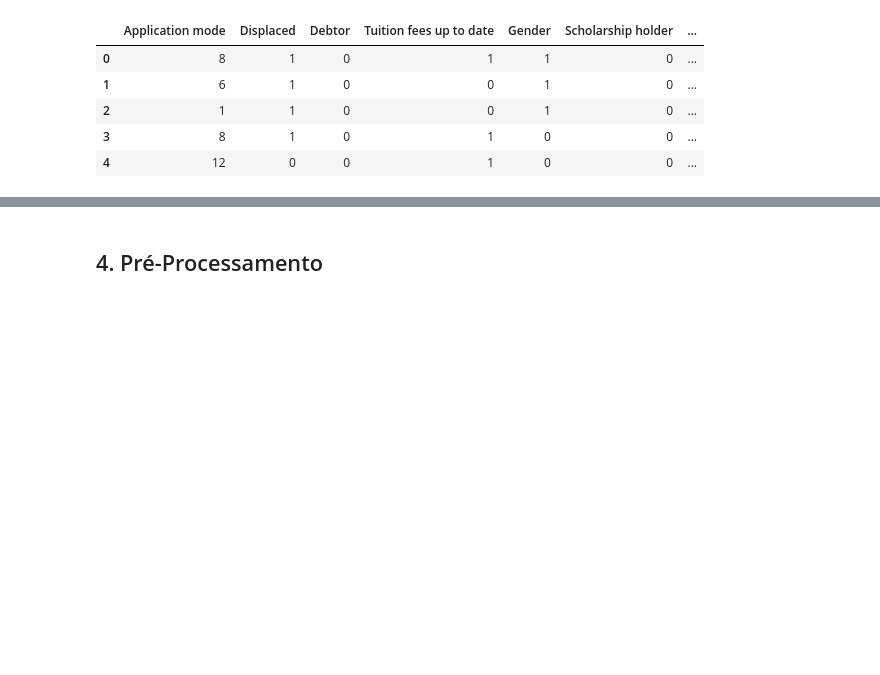
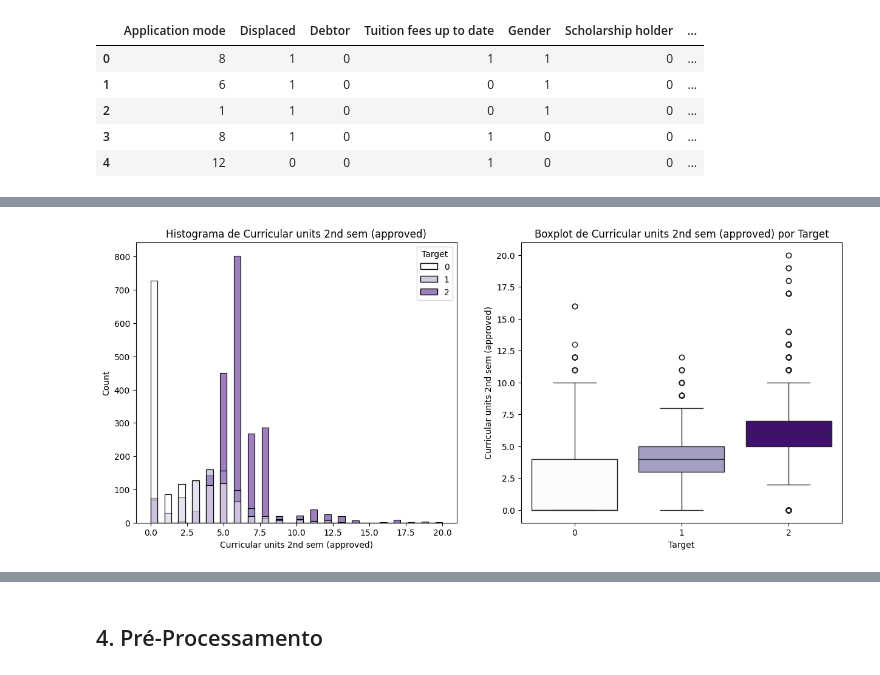
Before and after one commit to PurpleLobster31/ada-machinelearning2, a Jupyter notebook: notebooks/project.ipynb, the cells around one changed output, grey strips where cells are left out. Saved outputs shown, nothing was run; the diff lists cells and outputs as text; code cells hidden in the pictures; blank space fills up the shorter version.

```diff
--- a/notebooks/project.ipynb
+++ b/notebooks/project.ipynb
@@ -237,0 +297,4 @@ plt.show()
+# %%
+plot_histogram_and_boxplot(data=df_final, feature='Curricular units 2nd sem (approved)')
+# %% [output]
+[figure, added]
```
Also changed, not shown: parts of 36 cells of this notebook.
